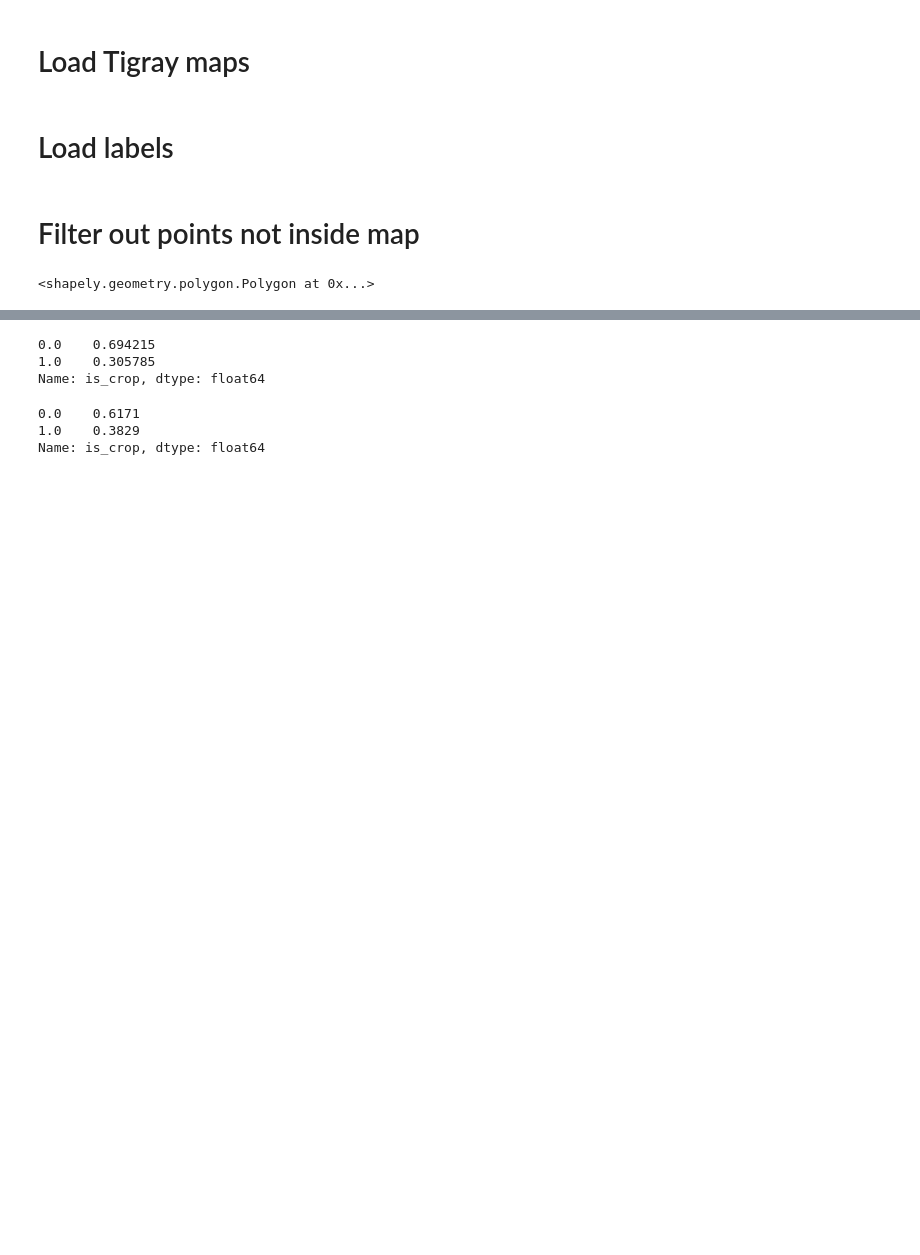
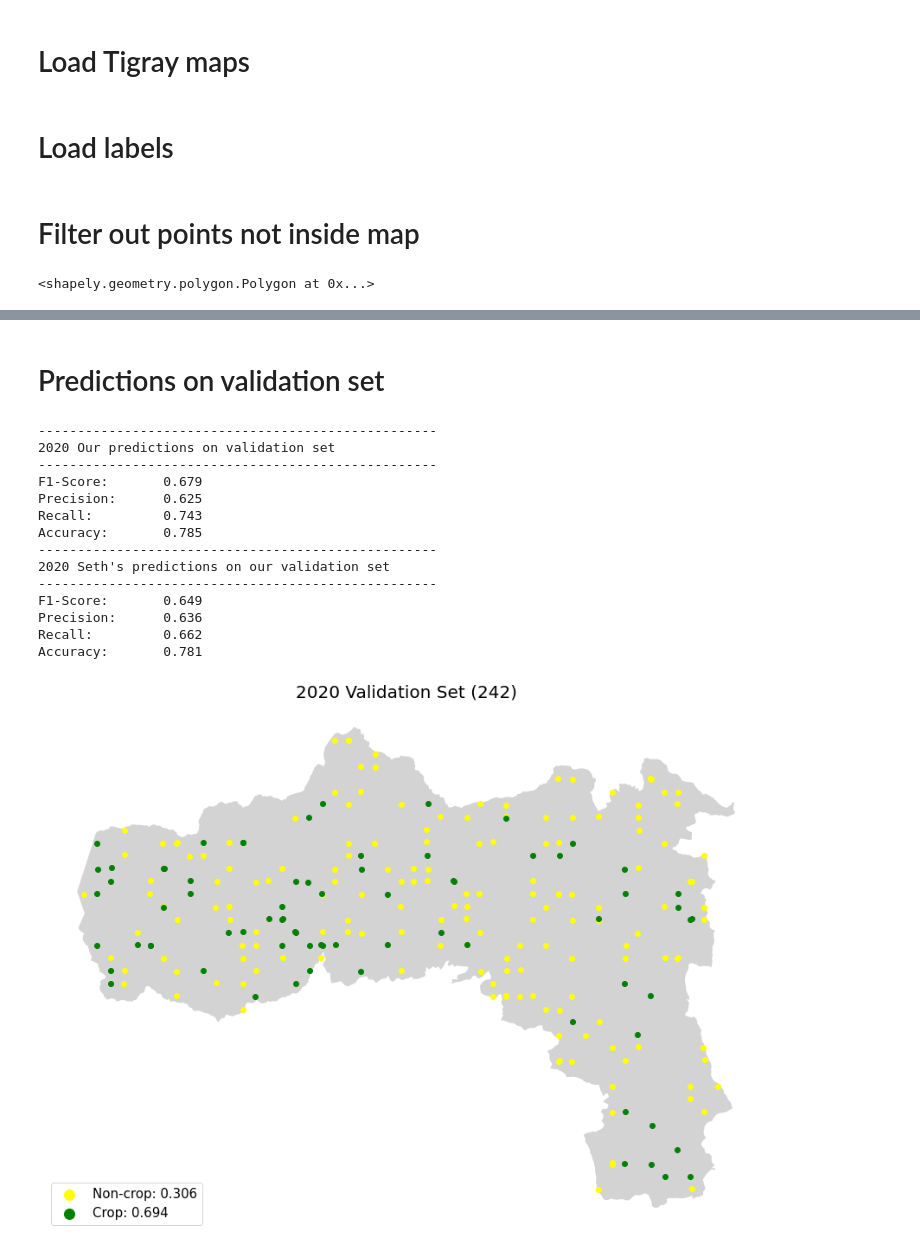
Before and after one commit to nasaharvest/crop-mask, a Jupyter notebook: notebooks/comparing_Ethiopia_Tigray.ipynb, the cells around one changed output, grey strips where cells are left out. Cells and saved outputs as stored; diff of their text form; code cells hidden in the pictures; blank space fills up the shorter version.

```diff
--- a/notebooks/comparing_Ethiopia_Tigray.ipynb
+++ b/notebooks/comparing_Ethiopia_Tigray.ipynb
@@ -46,7 +46,9 @@ tigray_boundary = boundaries.iloc[0].geometry
 tigray_boundary
 # %% [output]
 <shapely.geometry.polygon.Polygon at 0x...>
+# %%
+def in_map(gdf):
+    return gdf.geometry.apply(lambda x: tigray_boundary.contains(x))
 # %%
 gdf_2020 = gpd.GeoDataFrame(df_2020, geometry=gpd.points_from_xy(x=df_2020.lon, y=df_2020.lat))
-gdf_2020["in_map"] = gdf_2020.geometry.apply(lambda x: tigray_boundary.contains(x))
-gdf_2020["in_map"].value_counts()
+gdf_2020 = gdf_2020[in_map(gdf_2020)]
@@ -67,5 +58,28 @@ Name: in_map, dtype: int64
 # %%
 gdf_2020["is_crop"] = (gdf_2020[CROP_PROB] > 0.5).astype(float)
 gdf_2021["is_crop"] = (gdf_2021[CROP_PROB] > 0.5).astype(float)
+# %%
+def plot_set(gdf, title):
+    fig, ax = plt.subplots(1, figsize=(15,15))
+    boundaries.plot(ax=ax, color="lightgray")
+    crop = gdf[gdf["is_crop"] == 0.0]
+    non_crop = gdf[gdf["is_crop"] == 1.0]
+    total = len(crop) + len(non_crop)
+    crop.plot(ax=ax, color="yellow", label=f"Non-crop: {len(non_crop) / total:.3}")
+    non_crop.plot(ax=ax, color="green", label=f"Crop: {len(crop) / total:.3}")
+    ax.legend(loc=3, prop={'size': 15}, markerscale=2)
+    ax.set_title(title, fontsize=20)
+    ax.axis('off')
+# %%
+def print_metrics(actual, preds, title):
+    print("---------------------------------------------------")
+    print(title)
+    print("---------------------------------------------------")
+    print(f"F1-Score:\t{f1_score(actual, preds):.3}")
+    print(f"Precision:\t{precision_score(actual, preds):.3}")
+    print(f"Recall: \t{recall_score(actual, preds):.3}")
+    print(f"Accuracy:\t{accuracy_score(actual, preds):.3}")
+# %% [markdown]
+# Predictions on validation set
 # %%
 gdf_2020_val = gdf_2020[(gdf_2020[SUBSET] == "validation") & gdf_2020["in_map"]].copy()
@@ -73,12 +87,26 @@ gdf_2021_val = gdf_2021[(gdf_2021[SUBSET] == "validation") & gdf_2020["in_map"]]
-# %%
-gdf_2020_val["is_crop"].value_counts(normalize=True)
-# %% [output]
-0.0    0.694215
-1.0    0.305785
-Name: is_crop, dtype: float64
-# %%
-gdf_2021_val["is_crop"].value_counts(normalize=True)
-# %% [output]
-0.0    0.6171
-1.0    0.3829
-Name: is_crop, dtype: float64
+# %%
+# Verify predictions on validation set:
+# (ie. most cloud free month is different when exporting 10x10 tile vs inference size tile)
+preds = gdf_2020_val.geometry.apply(lambda p: next(our_tifs["2020_v2"].sample([(p.x, p.y)]))[0] > 0.5)
+print_metrics(gdf_2020_val["is_crop"], preds, "2020 Our predictions on validation set")
+
+# All hold out 2021 data is in validation set so have to test Seth's data here too
+Seth_preds = gdf_2020_val.geometry.apply(lambda p: next(Seths_tifs["2020_1"].sample([(p.x, p.y)]))[0] or next(Seths_tifs["2020_2"].sample([(p.x, p.y)]))[0])
+print_metrics(gdf_2020_val["is_crop"], Seth_preds, "2020 Seth's predictions on our validation set")
+plot_set(gdf_2020_val, title=f"2020 Validation Set ({len(gdf_2020_val)})")
+# %% [output]
+---------------------------------------------------
+2020 Our predictions on validation set
+---------------------------------------------------
+F1-Score:       0.679
+Precision:      0.625
+Recall:         0.743
+Accuracy:       0.785
+---------------------------------------------------
+2020 Seth's predictions on our validation set
+---------------------------------------------------
+F1-Score:       0.649
+Precision:      0.636
+Recall:         0.662
+Accuracy:       0.781
+[figure, added]
```
Also changed, not shown: parts of 18 cells of this notebook.
